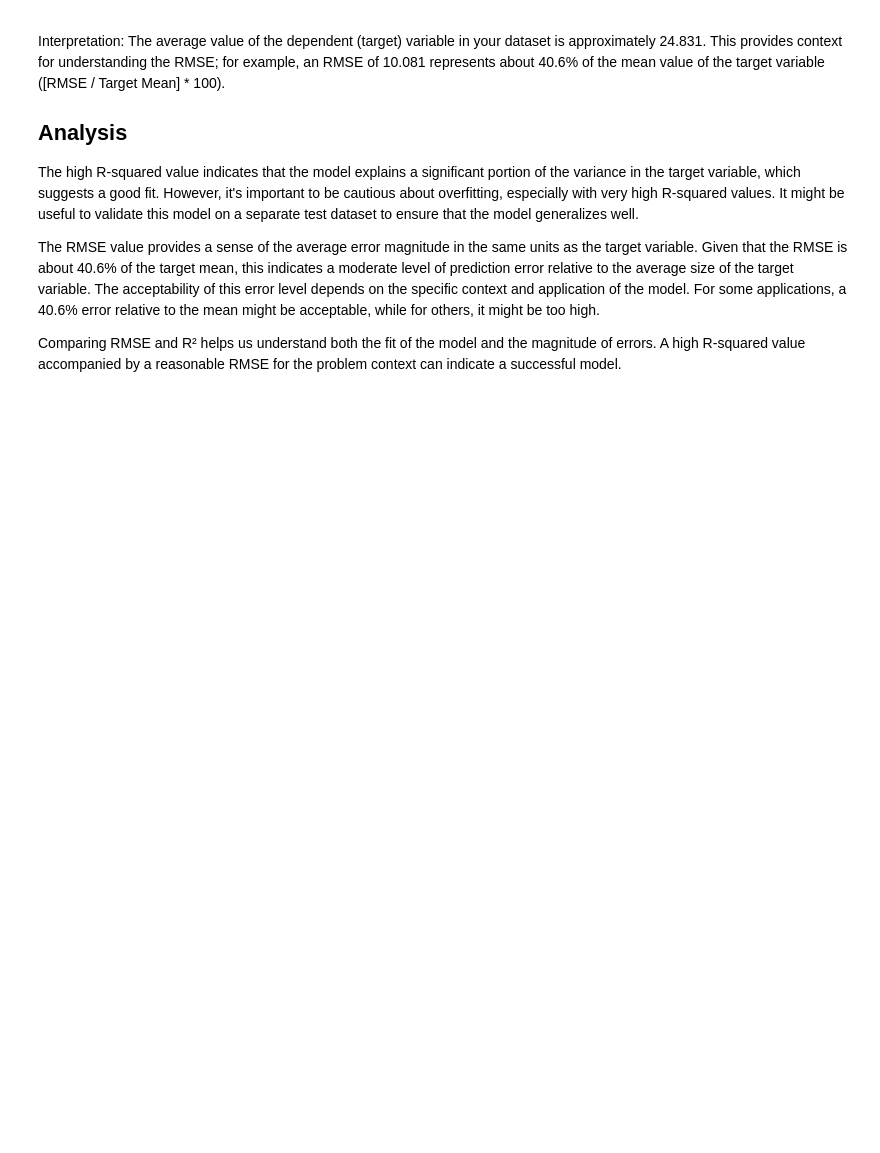
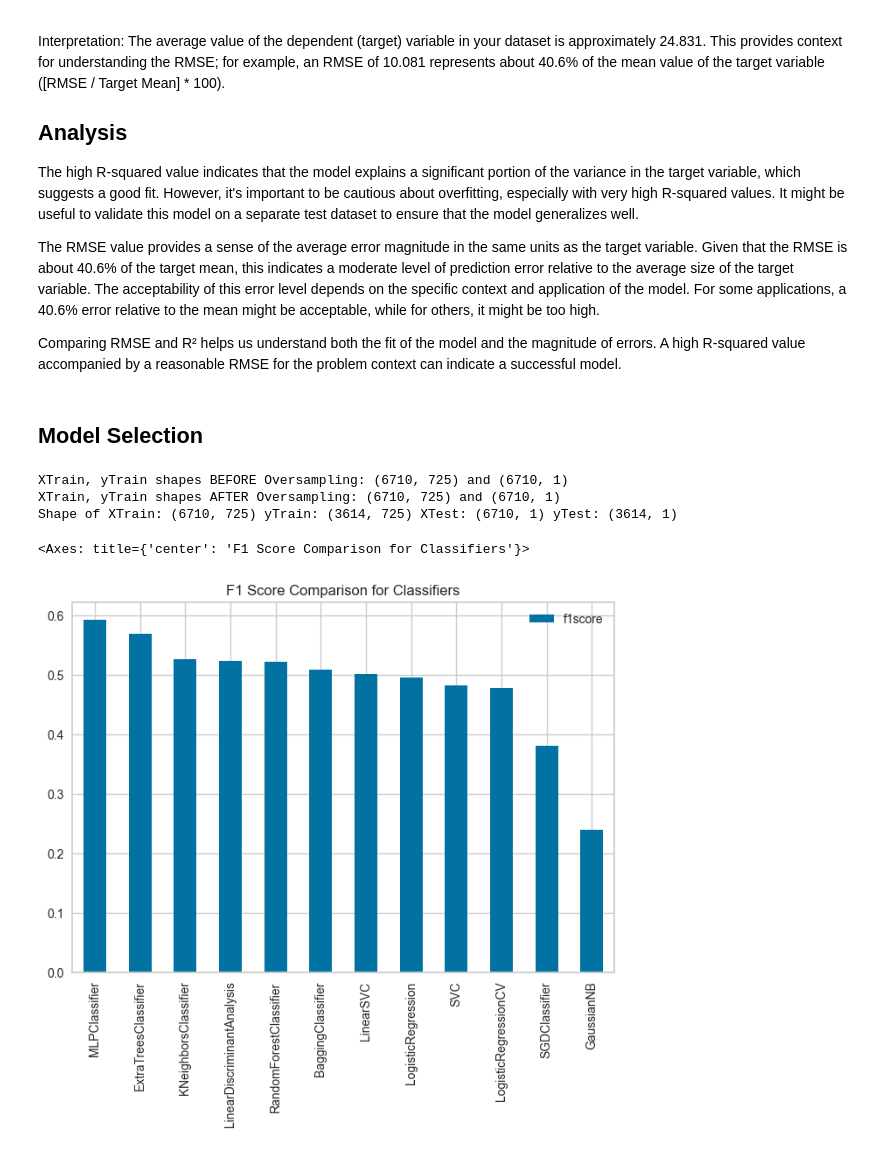
Before and after one commit to rakeshn19/AI-project-SCM, a Jupyter notebook: ML_model.ipynb, the cells around one changed output. Saved outputs shown, nothing was run; the diff lists cells and outputs as text; code cells hidden in the pictures; blank space fills up the shorter version.

Commit message:
optimized model

```diff
--- a/ML_model.ipynb
+++ b/ML_model.ipynb
@@ -330,3 +330,34 @@ The high R-squared value indicates that the model explains a significant portion
 The RMSE value provides a sense of the average error magnitude in the same units as the target variable. Given that the RMSE is about 40.6% of the target mean, this indicates a moderate level of prediction error relative to the average size of the target variable. The acceptability of this error level depends on the specific context and application of the model. For some applications, a 40.6% error relative to the mean might be acceptable, while for others, it might be too high.
 
 Comparing RMSE and R² helps us understand both the fit of the model and the magnitude of errors. A high R-squared value accompanied by a reasonable RMSE for the problem context can indicate a successful model.
+# %% [markdown]
+## Model Selection
+# %%
+# Train test split custom function with OverSampling to balance datasets if required
+X_tr_clf_sel, X_ts_clf_sel, y_tr_clf_sel, y_ts_clf_sel = scmhelper.train_test_oversample(X_clf
+                                                                                   , y_clf, test_size=0.35, use_smote=False)
+# List of classifiers
+clfs = [LinearSVC, SVC, KNeighborsClassifier, LogisticRegressionCV, LogisticRegression, SGDClassifier
+,BaggingClassifier, ExtraTreesClassifier, RandomForestClassifier, MLPClassifier
+       ,GaussianNB, LinearDiscriminantAnalysis]
+# List of classiffier names
+cn = ['LinearSVC' , 'SVC', 'KNeighborsClassifier', 'LogisticRegressionCV', 'LogisticRegression', 'SGDClassifier'
+,'BaggingClassifier', 'ExtraTreesClassifier', 'RandomForestClassifier', 'MLPClassifier'
+      , 'GaussianNB', 'LinearDiscriminantAnalysis']
+# Plot the f1 scores
+acc = []
+for clf in clfs:
+    try:
+        acc.append(scmhelper.model_selection(X_tr_clf_sel, X_ts_clf_sel, y_tr_clf_sel, y_ts_clf_sel
+                                       , clf(), 'clf'))
+    except:
+        acc.append(0)
+d_acc = pd.DataFrame(acc, cn)
+d_acc.columns = ["f1score"]
+d_acc.sort_values(by ='f1score',ascending=False).plot(kind="bar", title="F1 Score Comparison for Classifiers")
+# %% [output]
+XTrain, yTrain shapes BEFORE Oversampling: (6710, 725) and (6710, 1)
+XTrain, yTrain shapes AFTER Oversampling: (6710, 725) and (6710, 1)
+Shape of XTrain: (6710, 725) yTrain: (3614, 725) XTest: (6710, 1) yTest: (3614, 1)
+<Axes: title={'center': 'F1 Score Comparison for Classifiers'}>
+[figure, added]
```
Also changed, not shown: parts of 11 cells of this notebook, 2 other files.
